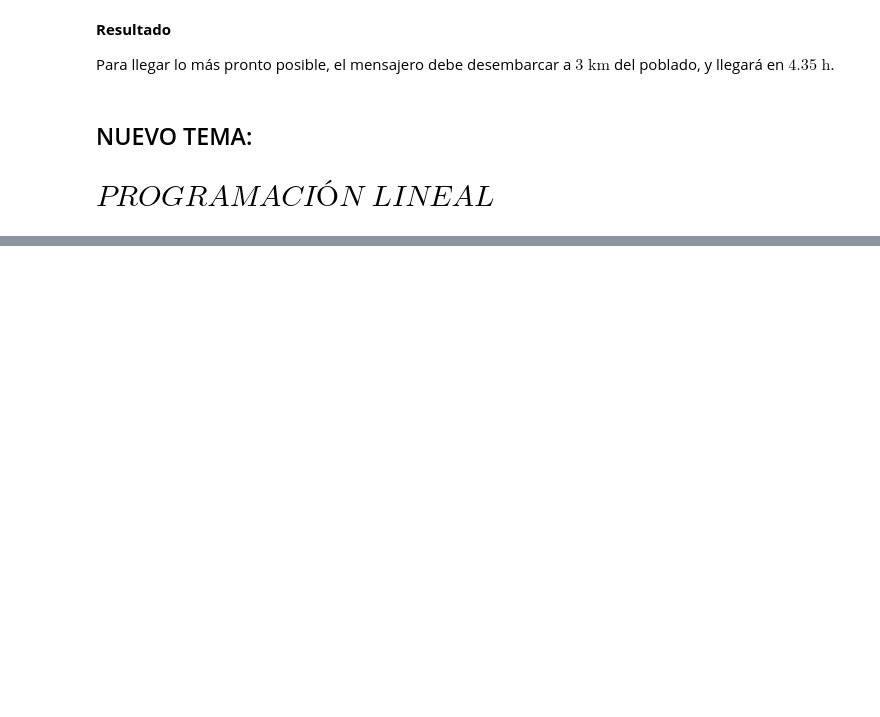
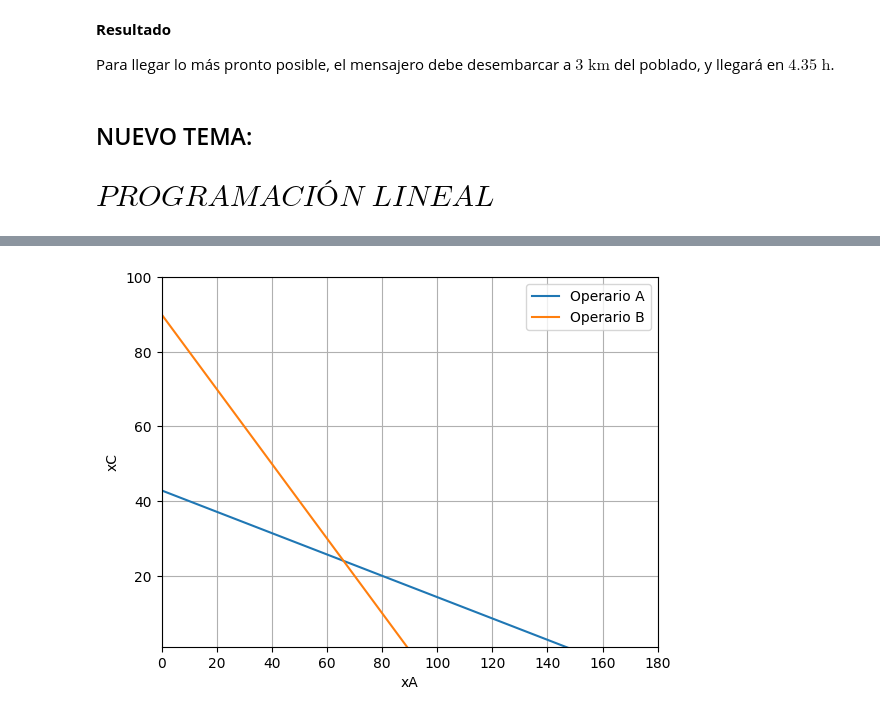
Before and after one commit to CamilaToS/Simulacion_Matematica_2025, a Jupyter notebook: NotasSEMANA5.ipynb, the cells around one changed output, grey strips where cells are left out. Saved outputs shown, nothing was run; the diff lists cells and outputs as text; code cells hidden in the pictures; blank space fills up the shorter version.

```diff
--- a/NotasSEMANA5.ipynb
+++ b/NotasSEMANA5.ipynb
@@ -77,0 +114,9 @@ Para llegar lo más pronto posible, el mensajero debe desembarcar a $3\;\mathrm{
+# %%
+def operarioA(xA):
+  #despejo xC para xA:
+  xC=(300-2*xA)/7
+  return xC
+
+def operarioB(xA):
+  xC=(270-3*xA)/3
+  return xC
@@ -77,0 +126,13 @@ Para llegar lo más pronto posible, el mensajero debe desembarcar a $3\;\mathrm{
+# %%
+#Método gráfico
+xA=np.linspace(0,200,100)
+plt.plot(xA,operarioA(xA),label='Operario A')
+plt.plot(xA,operarioB(xA),label='Operario B')
+plt.legend()
+plt.ylim(1,100)
+plt.xlim(0,180)
+plt.xlabel('xA')
+plt.ylabel('xC')
+plt.grid()
+# %% [output]
+[figure, added]
```
Also changed, not shown: parts of 30 cells of this notebook, 1 other file.
